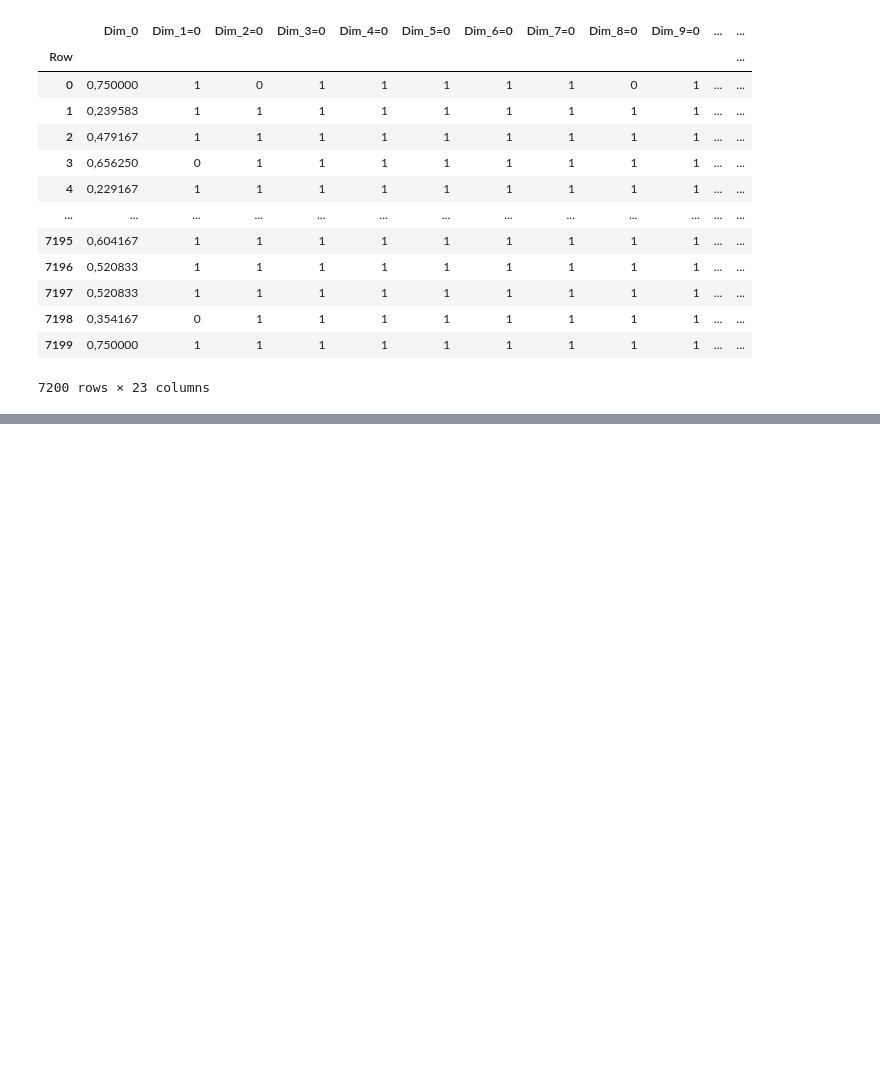
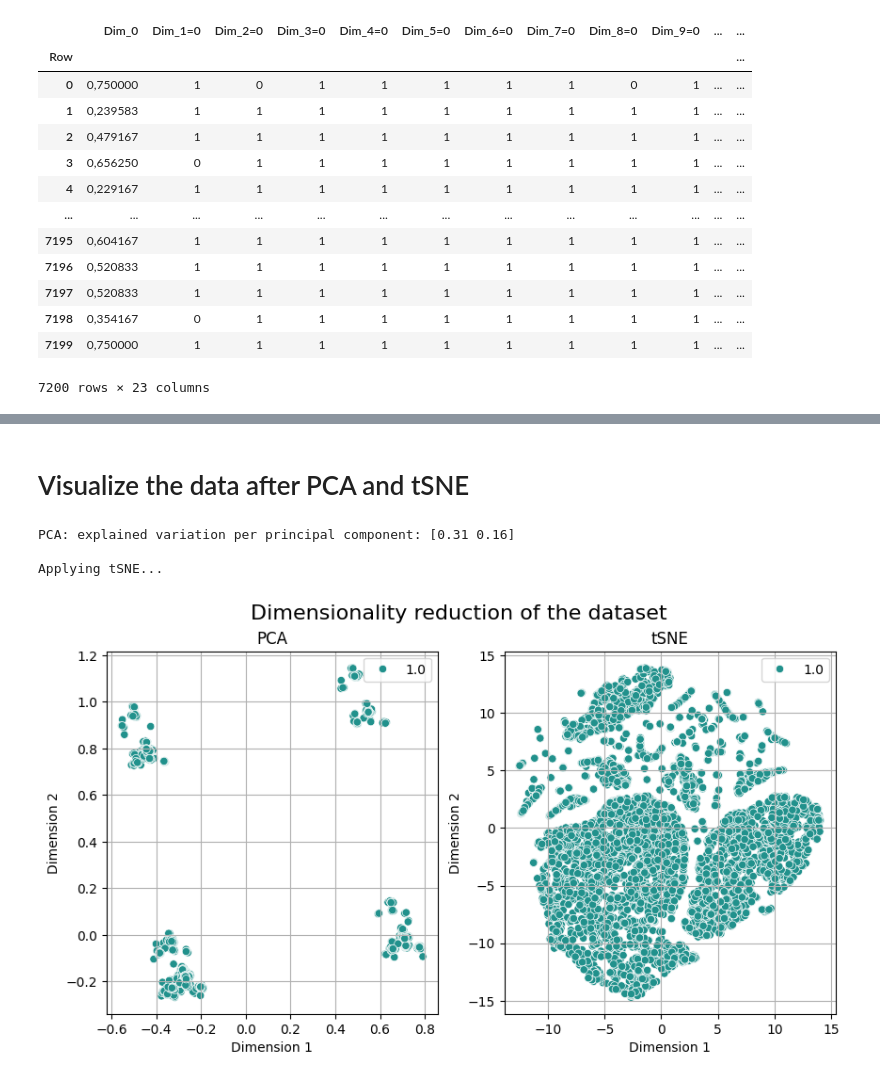
Before and after one commit to andreaborghesi00/unsupervised-anomaly-detection, a Jupyter notebook: main.ipynb, the cells around one changed output, grey strips where cells are left out. Cells and saved outputs as stored; diff of their text form; code cells hidden in the pictures; blank space fills up the shorter version.

```diff
--- a/main.ipynb
+++ b/main.ipynb
@@ -9,8 +9,8 @@ from sklearn.cluster import KMeans
 from sklearn.metrics import silhouette_score
 
 # Load the data
-data = pd.read_csv('datasets/data.csv', sep=';', index_col='Row')
-data
+df = pd.read_csv('datasets/data.csv', sep=';', index_col='Row')
+df
 # %% [output]
 |  | Dim_0 | Dim_1=0 | Dim_2=0 | Dim_3=0 | Dim_4=0 | Dim_5=0 | Dim_6=0 | Dim_7=0 | Dim_8=0 | Dim_9=0 | ... | ... |
 | Row |  |  |  |  |  |  |  |  |  |  |  | ... |
@@ -28,0 +82,6 @@ data
+# %%
+# change the data type of the columns to float
+
+df = df.replace(',', '.', regex=True).astype(float)
+df.drop(['Unnamed: 22', 'Unnamed: 23'], axis=1, inplace=True)
+df
@@ -28,0 +103,9 @@ data
+# %% [markdown]
+# Visualize the data after PCA and tSNE
+# %%
+PCA_tSNE_visualization(df, 2, np.ones(df.shape[0]), 'viridis')
+# %% [output]
+PCA: explained variation per principal component: [0.31 0.16]
+
+Applying tSNE...
+[figure, added]
```
Also changed, not shown: parts of 3 cells of this notebook.
